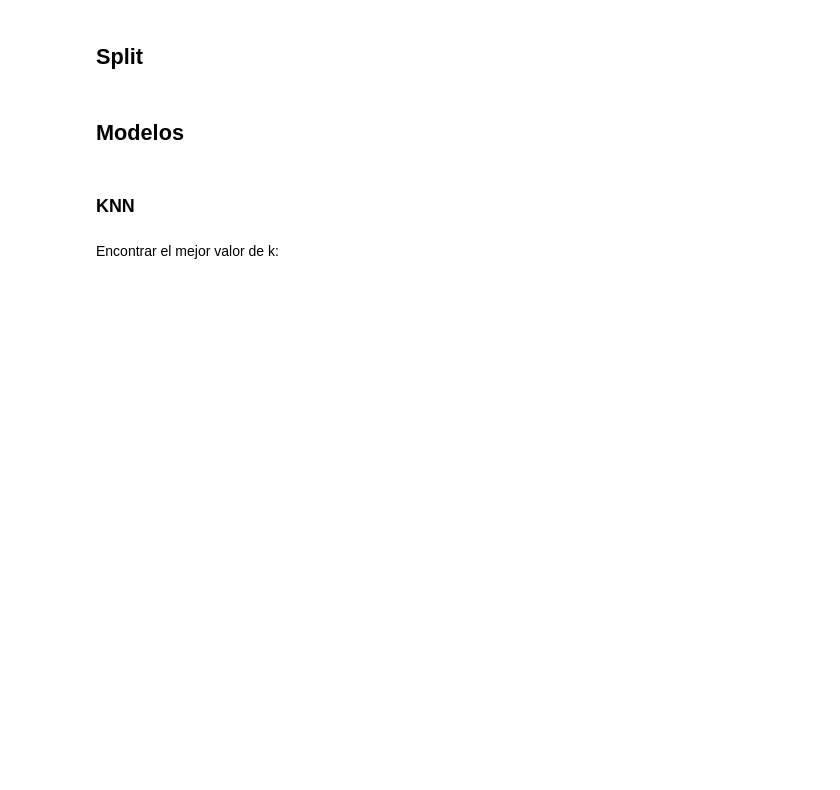
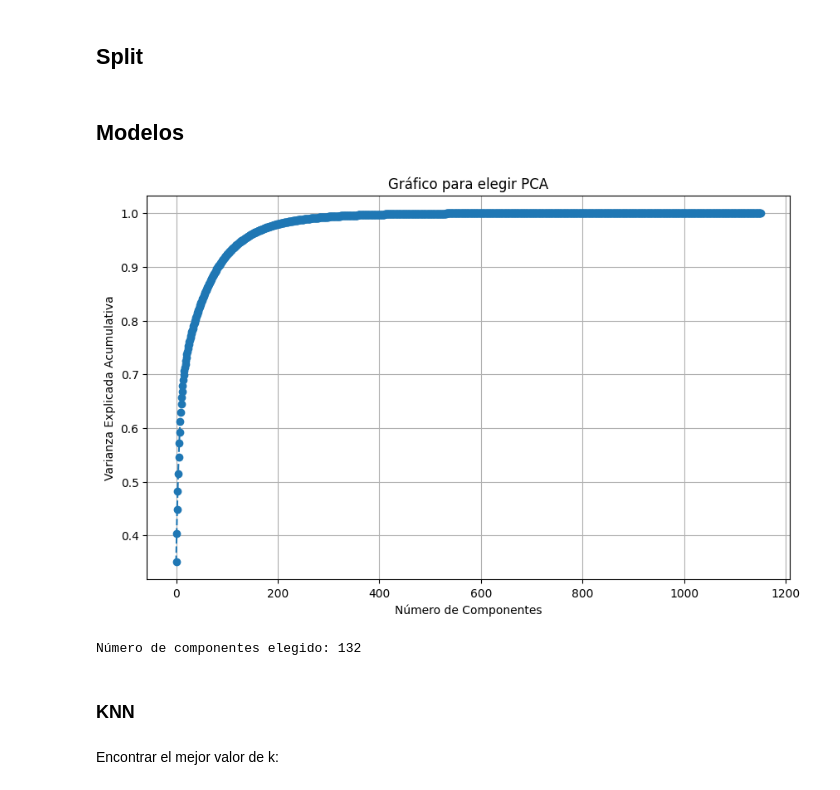
Before and after one commit to JorgeD13/Proyecto-2---ML, a Jupyter notebook: proyecto.ipynb, the cells around one changed output. Drawn from its saved outputs; the diff is of its cells as text; code cells hidden in the pictures; blank space fills up the shorter version.

```diff
--- a/proyecto.ipynb
+++ b/proyecto.ipynb
@@ -75,6 +75,26 @@ Y = train_data['y']
 X_train, X_test, y_train, y_test = train_test_split(X, Y, random_state=104, test_size=0.30, shuffle=True)
 # %% [markdown]
 ## Modelos
+# %%
+from sklearn.decomposition import PCA
+
+# Buscamos el número de componentes para el cual tengamos un 0.95 de varianza
+pca = PCA().fit(X_train)
+explained_variance = np.cumsum(pca.explained_variance_ratio_)
+n_components = np.argmax(explained_variance >= 0.95) + 1
+
+plt.figure(figsize=(10, 6))
+plt.plot(explained_variance, marker='o', linestyle='--')
+plt.xlabel('Número de Componentes')
+plt.ylabel('Varianza Explicada Acumulativa')
+plt.title('Gráfico para elegir PCA')
+plt.grid(True)
+plt.show()
+
+print('Número de componentes elegido:', n_components)
+# %% [output]
+[figure, added]
+Número de componentes elegido: 132
 # %%
 from sklearn.decomposition import PCA
 
```
Also changed, not shown: parts of 1 cell of this notebook, 1 other file.
